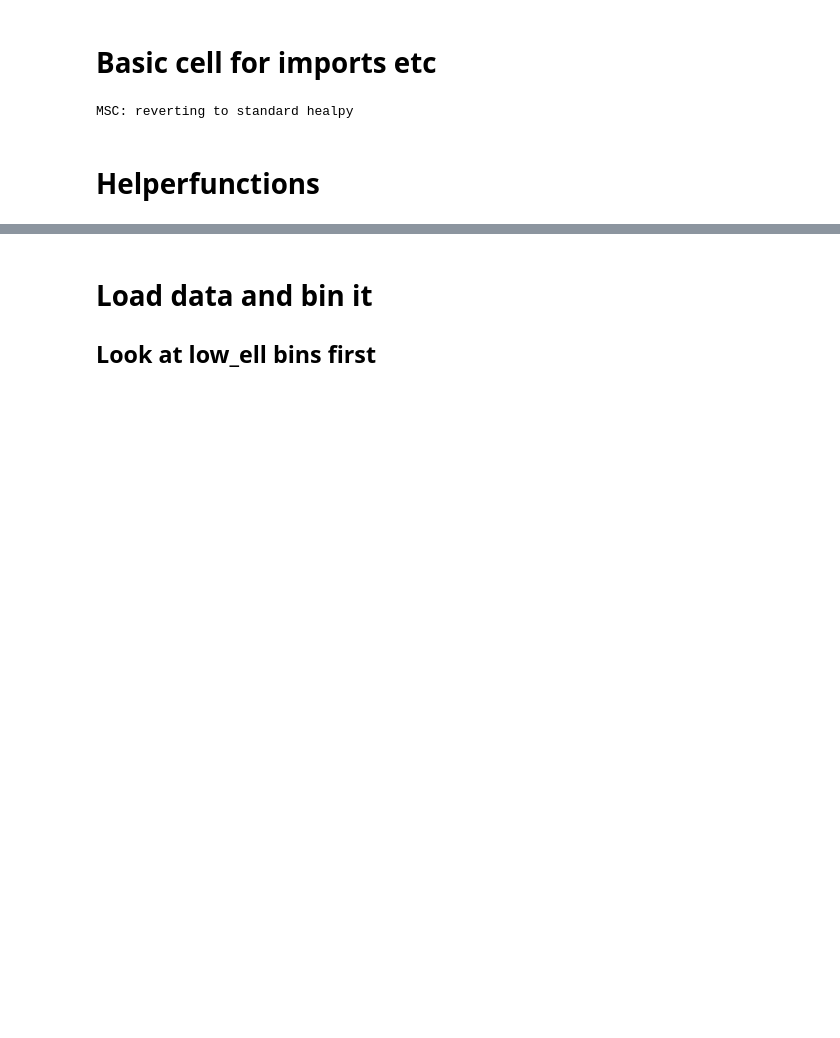
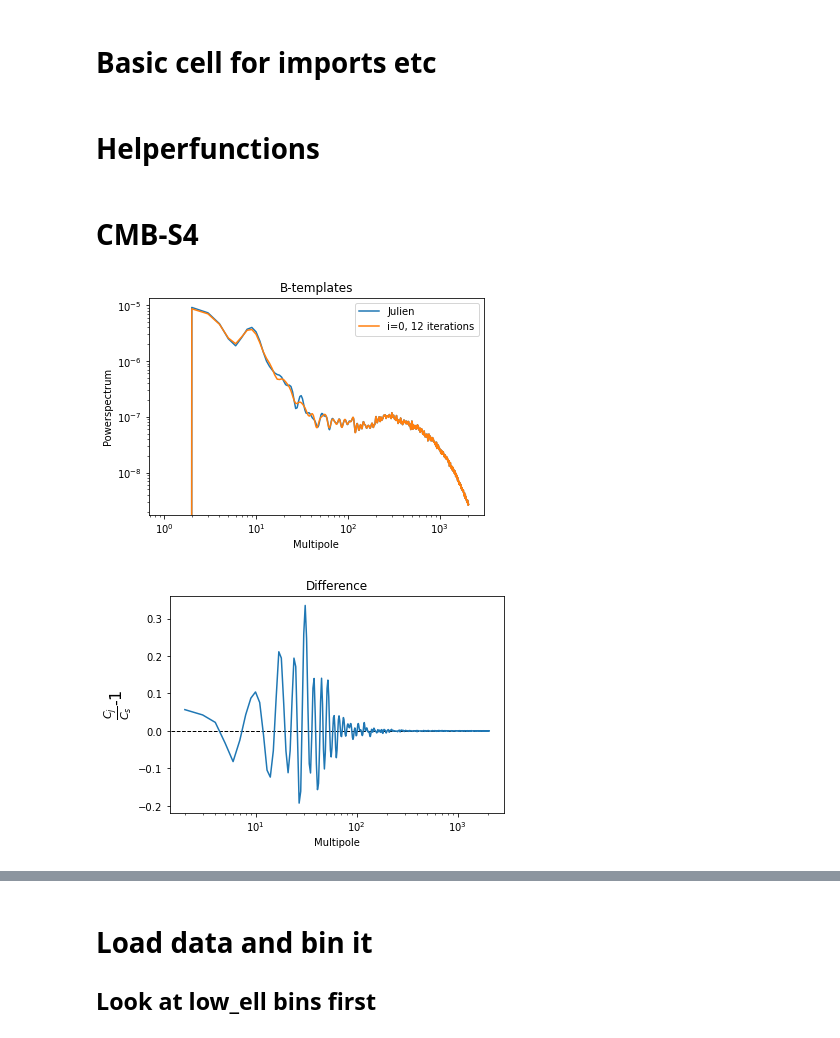
Before and after one commit to Sebastian-Belkner/component_separation, a Jupyter notebook: notebooks/increment.ipynb, the cells around one changed output, grey strips where cells are left out. Drawn from its saved outputs; the diff is of its cells as text; code cells hidden in the pictures; blank space fills up the shorter version.

```diff
--- a/notebooks/increment.ipynb
+++ b/notebooks/increment.ipynb
@@ -12,14 +12,16 @@ import component_separation.io as io
 import healpy as hp
 import component_separation.MSC.MSC.pospace as ps
 import component_separation.powspec as pw
-import component_separation.preprocess as prep
-from component_separation.cs_util import Config as csu
+import component_separation.transform_spec as trsf_s
+from component_separation.cs_util import Config
 from component_separation.cs_util import Constants as const
 from component_separation.cs_util import Helperfunctions as hpf
 from component_separation.cs_util import Planckf, Planckr, Plancks
 import matplotlib.pyplot as plt
-with open(os.path.dirname(component_separation.__file__)+'/config.json', "r") as f:
+with open(os.path.dirname(component_separation.__file__)+'/config_ps.json', "r") as f:
     cf = json.load(f)
+
+csu = Config(cf)
 
 import platform
 uname = platform.uname()
@@ -27,8 +29,6 @@ if uname.node == "DESKTOP-KMIGUPV":
     mch = "XPS"
 else:
     mch = "NERSC"
-# %% [output]
-MSC: reverting to standard healpy
 # %% [markdown]
 # Helperfunctions
 # %%
@@ -117,3 +117,33 @@ def postprocess_spectrum(data, freqcomb, smoothing_window, max_polynom):
     beamf = io.load_beamf(freqcomb=freqcomb)
     spec_scbf = pw.apply_beamfunction(spec_sc, beamf, lmax, specfilter)
     return spec_scbf
+# %% [markdown]
+# CMB-S4
+# %%
+cmbs4 = hp.read_alm("/global/cscratch1/sd/sebibel/cmbs4/s08b/cILC2021_00_lmax4000//zb_terator_p_p_0000_nofg_OBD_solcond_3apr20/ffi_p_it12/blm_0012_b81c68c82af9fd6f9c742696b0a9df58ee3d3042_lmax2048.fits")
+jcmbs4 = hp.read_alm("/project/projectdirs/cmbs4/awg/lowellbb/reanalysis/lt_recons/08b.00_carron_210521_ilc_iter/blm_csMAP_obd_scond_lmaxcmb4000_iter_012_elm011_sim_0000.fits")
+cl = hp.alm2cl(cmbs4)
+jcl = hp.alm2cl(jcmbs4)
+
+plt.title('B-templates')
+plt.ylabel("Powerspectrum")
+plt.xlabel('Multipole')
+plt.plot(jcl, label="Julien")
+plt.plot(cl, label="i=0, 12 iterations")
+plt.legend()
+plt.yscale('log')
+plt.xscale('log')
+# plt.ylim((2e-8,1e-6))
+# plt.xlim((1e1,1e2))
+plt.show()
+
+plt.title('Difference')
+plt.ylabel(r"$\frac{C_j}{C_s}$-1", size=16)
+plt.xlabel('Multipole')
+plt.hlines(0,0,2000, color='black', ls='--', lw = 1)
+plt.plot(jcl/cl-1)
+# plt.xlim((1e1,1e2))
+plt.xscale('log')
+# %% [output]
+[figure, added]
+[figure, added]
```
Also changed, not shown: parts of 36 cells of this notebook, 9 other files.
